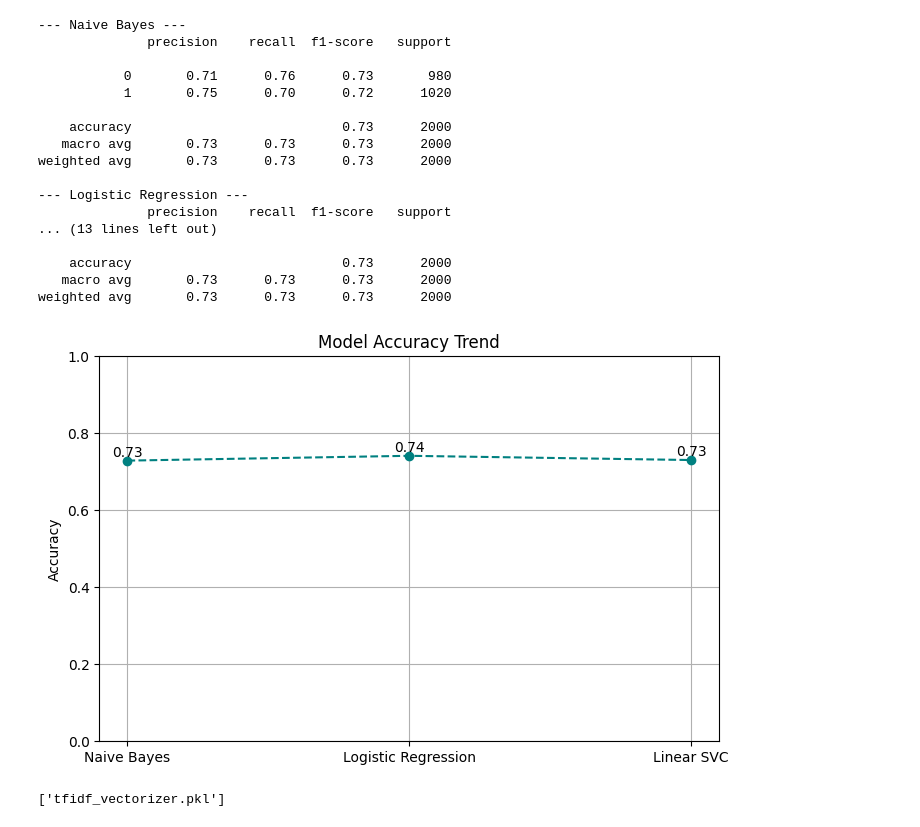
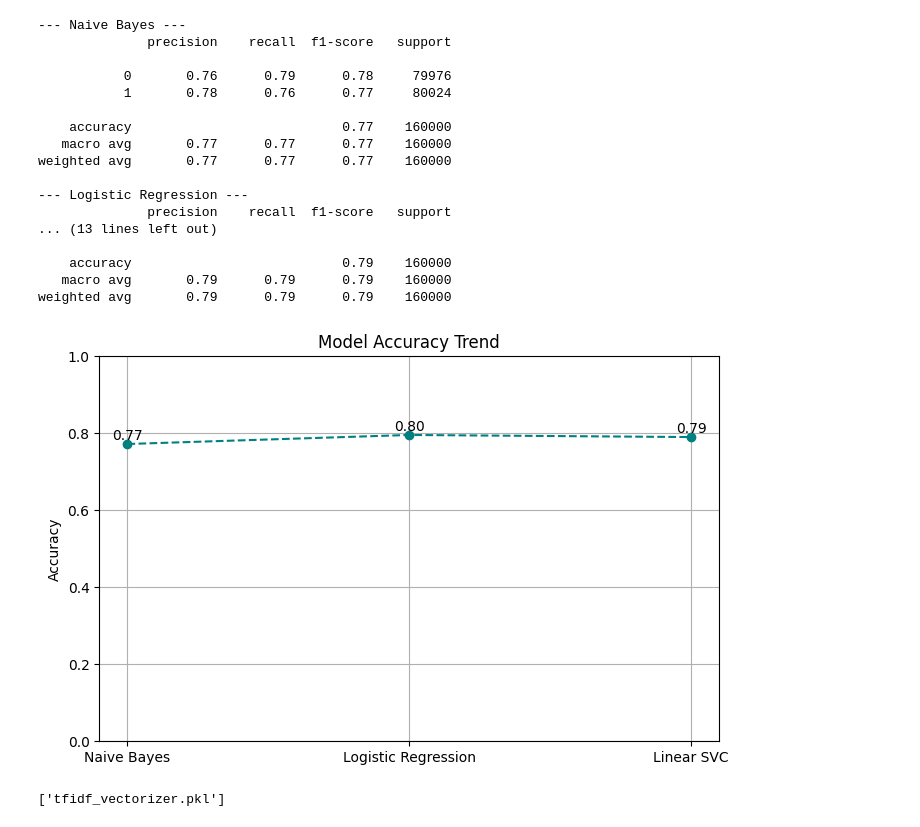
Before and after one commit to vedang18200/Sentimental_analysis_app, a Jupyter notebook: Sentimental_Analysis.ipynb, the cells around one changed output. Saved outputs shown, nothing was run; the diff lists cells and outputs as text; code cells hidden in the pictures.

```diff
--- a/Sentimental_Analysis.ipynb
+++ b/Sentimental_Analysis.ipynb
@@ -14,13 +14,18 @@ from sklearn.metrics import classification_report, accuracy_score
 import joblib
 # %%
 # Load data
-df = pd.read_csv("training.1600000.processed.noemoticon.csv", encoding='latin-1', header=None)
+df = pd.read_csv(
+    "training.1600000.processed.noemoticon.csv",
+    encoding='latin-1',
+    header=None,
+    on_bad_lines='skip'  # Skips problematic lines
+)
 
 # Assign column names
 df.columns = ['target', 'ids', 'date', 'flag', 'user', 'text']
 
 # Sample data
-df = df.sample(n=10000, random_state=42).reset_index(drop=True)
+df = df.sample(n=800000, random_state=42).reset_index(drop=True)
 # %%
 def clean_text(text):
     text = re.sub(r"http\S+", "", text)  # remove URLs
@@ -81,7 +86,7 @@ y = df["sentiment"]
 
 X_train, X_test, y_train, y_test = train_test_split(X, y, test_size=0.2, random_state=42)
 # %%
-tfidf = TfidfVectorizer(max_features=5000)
+tfidf = TfidfVectorizer(max_features=50000)
 X_train_vec = tfidf.fit_transform(X_train)
 X_test_vec = tfidf.transform(X_test)
 # %%
@@ -104,32 +109,33 @@ for name, model in models.items():
 --- Naive Bayes ---
               precision    recall  f1-score   support
 
-           0       0.71      0.76      0.73       980
-           1       0.75      0.70      0.72      1020
+           0       0.76      0.79      0.78     79976
+           1       0.78      0.76      0.77     80024
 
-    accuracy                           0.73      2000
-   macro avg       0.73      0.73      0.73      2000
-weighted avg       0.73      0.73      0.73      2000
+    accuracy                           0.77    160000
+   macro avg       0.77      0.77      0.77    160000
+weighted avg       0.77      0.77      0.77    160000
 
 --- Logistic Regression ---
               precision    recall  f1-score   support
 ... (13 lines left out)
 
-    accuracy                           0.73      2000
-   macro avg       0.73      0.73      0.73      2000
-weighted avg       0.73      0.73      0.73      2000
+    accuracy                           0.79    160000
+   macro avg       0.79      0.79      0.79    160000
+weighted avg       0.79      0.79      0.79    160000
 # %%
 plt.figure(figsize=(8,5))
 plt.plot(list(results.keys()), list(results.values()), marker='o', linestyle='--', color='teal')
 plt.title("Model Accuracy Trend")
 plt.ylabel("Accuracy")
 plt.ylim(0, 1)
 for i, val in enumerate(results.values()):
     plt.text(i, val + 0.01, f"{val:.2f}", ha='center')
 plt.grid(True)
 plt.show()
+best_model_name = max(results, key=results.get)
 # %% [output]
-[figure, old version]
+[figure, new version]
 # %%
 best_model = models[best_model_name]
 joblib.dump(best_model, "best_sentiment_model.pkl")
```
Also changed, not shown: parts of 3 cells of this notebook.
